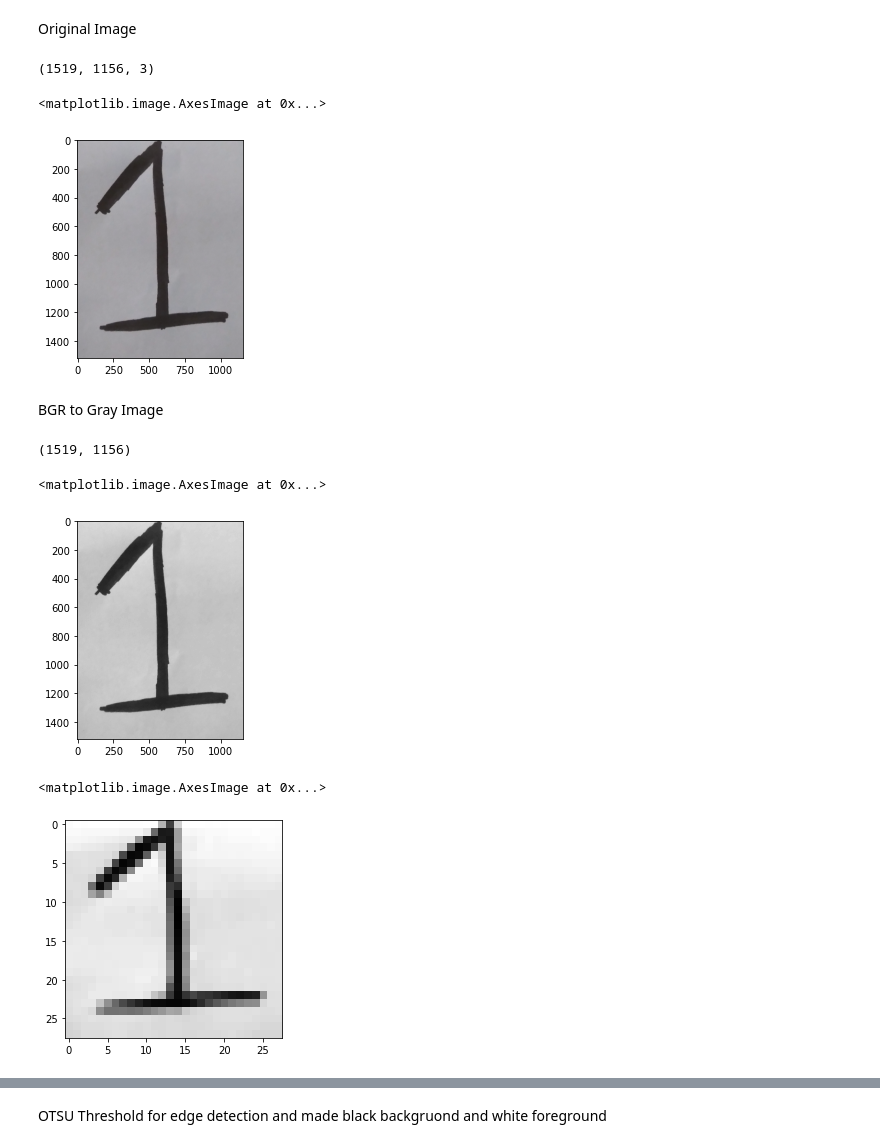
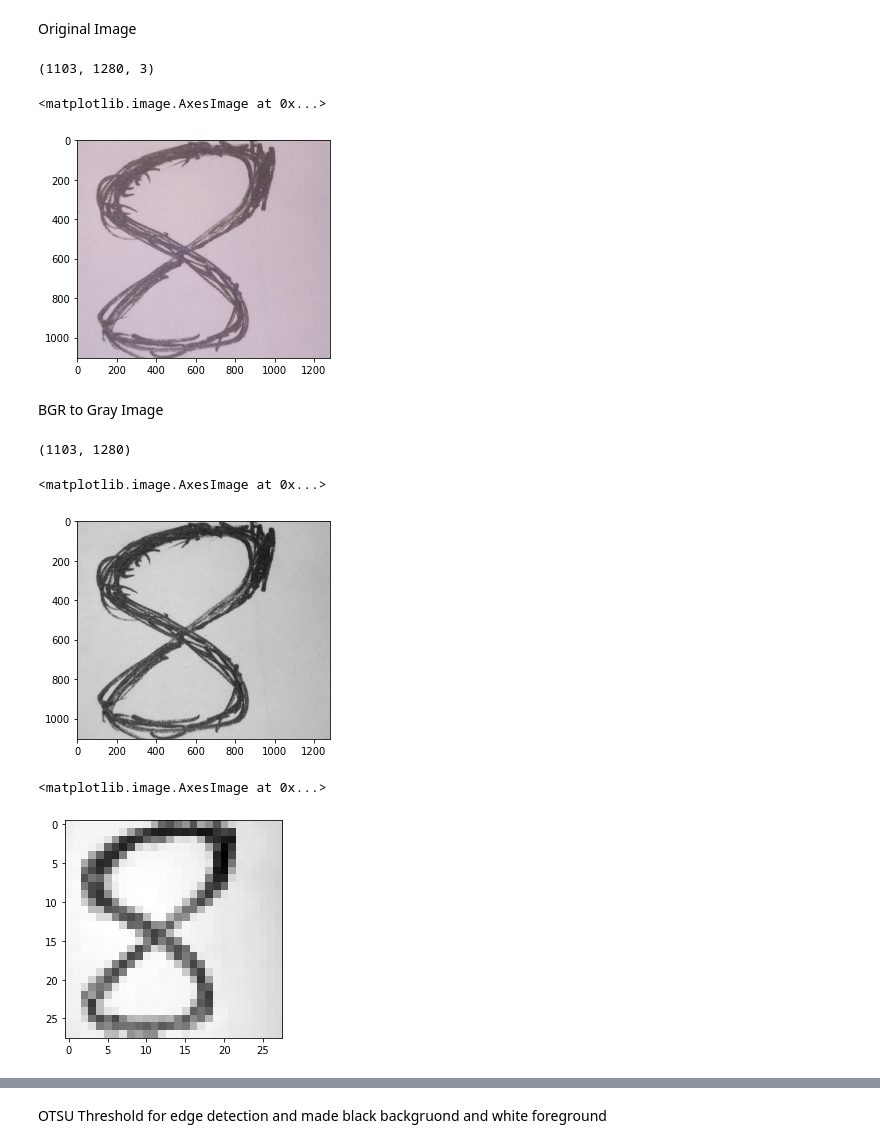
Before and after one commit to IPD-POWER/Digit_Recognition, a Jupyter notebook: index.ipynb, the cells around one changed output, grey strips where cells are left out. Drawn from its saved outputs; the diff is of its cells as text; code cells hidden in the pictures.

```diff
--- a/index.ipynb
+++ b/index.ipynb
@@ -236,13 +238,13 @@ HANDWRITTEN EXAMPLE
 # %% [markdown]
 Original Image
 # %%
-image = cv2.imread('one.jpg')
+image = cv2.imread('eight3.jpg')
 print(image.shape)
 plt.imshow(image)
 # %% [output]
-(1519, 1156, 3)
+(1103, 1280, 3)
 <matplotlib.image.AxesImage at 0x...>
-[figure, old version]
+[figure, new version]
 # %% [markdown]
 BGR to Gray Image
 # %%
@@ -250,15 +252,15 @@ gray = cv2.cvtColor(image,cv2.COLOR_BGR2GRAY)
 print(gray.shape)
 plt.imshow(gray,cmap='gray')
 # %% [output]
-(1519, 1156)
+(1103, 1280)
 <matplotlib.image.AxesImage at 0x...>
-[figure, old version]
+[figure, new version]
 # %%
 resized_image = cv2.resize(gray,(28,28),interpolation=cv2.INTER_AREA)
 plt.imshow(resized_image,cmap='gray')
 # %% [output]
 <matplotlib.image.AxesImage at 0x...>
-[figure, old version]
+[figure, new version]
 # %%
 filtered_image = cv2.GaussianBlur(resized_image,(1,1),sigmaX=1,sigmaY=1)
 plt.imshow(filtered_image,cmap='gray')
```
Also changed, not shown: parts of 17 cells of this notebook, 12 other files.
